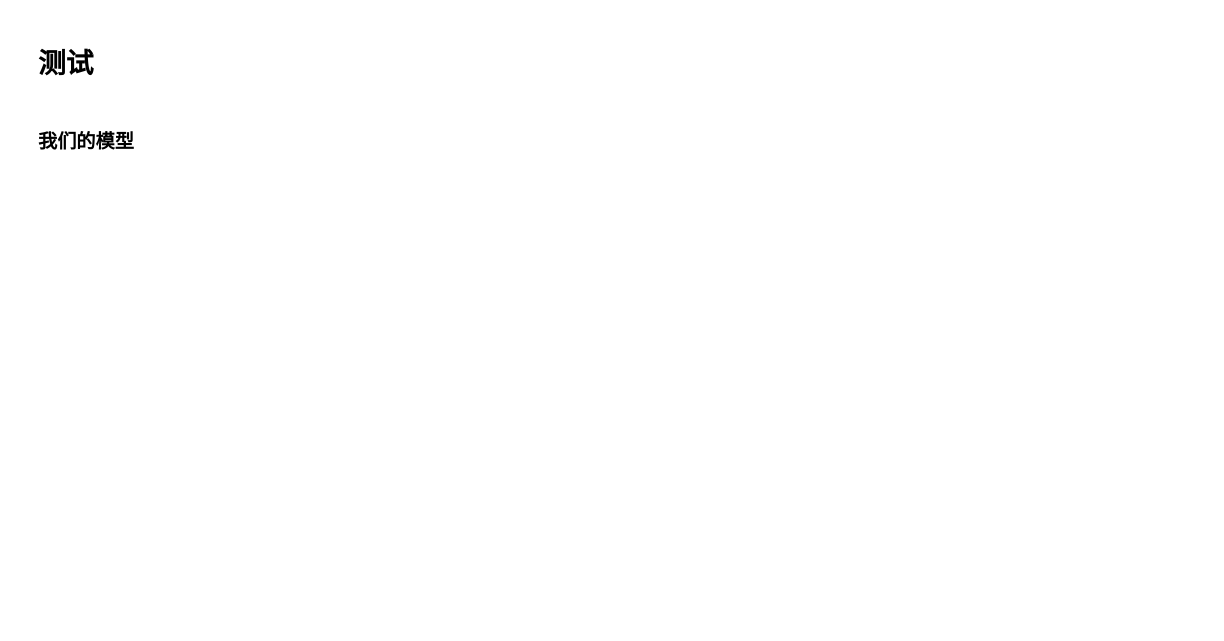
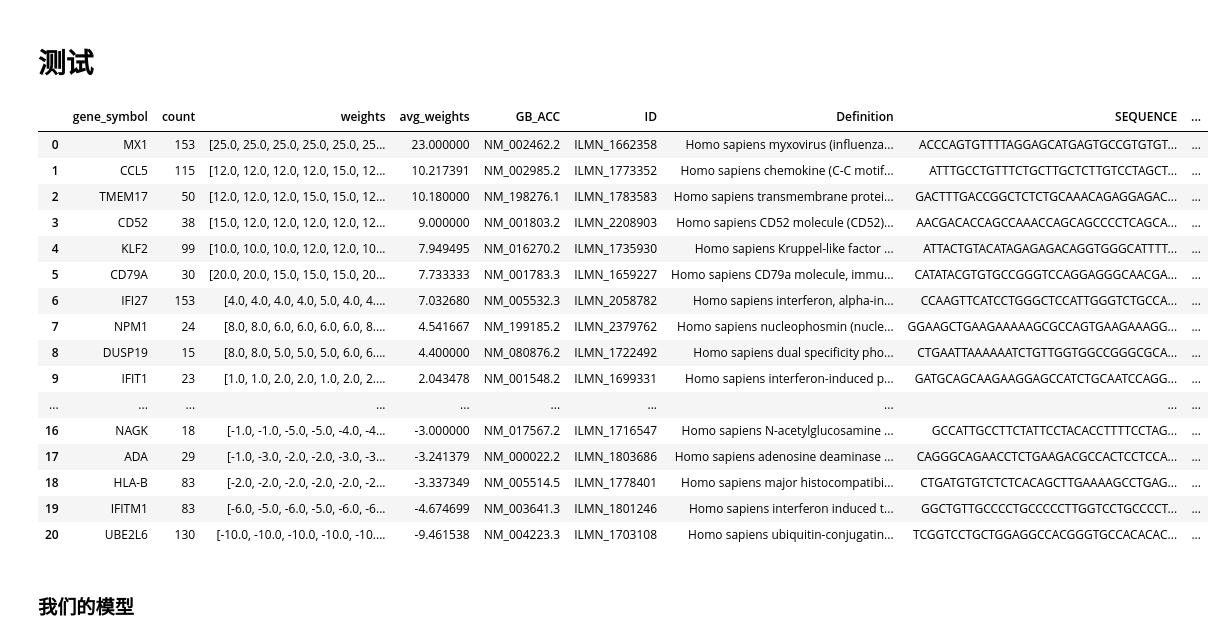
Before and after one commit to yeouyang326/digital-encoding-of-miRNA, a Jupyter notebook: 2StepSelect.ipynb, the cells around one changed output. Cells and saved outputs as stored; diff of their text form; code cells hidden in the pictures; blank space fills up the shorter version.

```diff
--- a/2StepSelect.ipynb
+++ b/2StepSelect.ipynb
@@ -1038,2 +1037,83 @@ for i, method in enumerate(methods):
 # %% [markdown]
 # 测试
+# %%
+import string
+
+def remove_last_digit(symbol):
+    return symbol[:-1] if symbol and symbol[-1] in string.digits else symbol
+
+def process_symbol(table, symbol, columns):
+    symbol_processed = symbol
+    for _ in range(10):  # Arbitrary number to prevent infinite loops
+        try:
+            alias[symbol] = symbol_processed
+            return extract_genomic_info(table, symbol_processed, columns), symbol_processed
+        except IndexError:
+            symbol_processed = remove_last_digit(symbol_processed)
+    return None, symbol
+
+def get_symbol(symbol):
+    return symbol.split(';')[0] if ';' in symbol else symbol
+
+def extract_genomic_info(table, symbol, gene_columns):
+    return {col: table[table['Symbol'] == symbol][col].values[0] for col in gene_columns}
+
+def update_gene_data(gene_data, symbol, weight):
+    index = gene_data[gene_data['gene_symbol'] == symbol].index.tolist()[0]
+    gene_data.loc[index, 'count'] += 1
+    gene_data.loc[index, 'weights'].append(weight)
+    gene_data.loc[index, 'avg_weights'] = np.mean(gene_data.loc[index, 'weights'])
+
+def add_new_gene(gene_data, genomic_info):
+    new_data = pd.DataFrame({**{'gene_symbol' : [genomic_info['symbol']],
+                                'count': [1],
+                                'weights': [[genomic_info['weight']]],
+                                'avg_weights': [genomic_info['weight']]},
+                             **{k: [v] for k, v in genomic_info.items() if k != 'symbol' and k != 'weight'}})
+    gene_data = pd.concat([gene_data, new_data], ignore_index=True)
+    return gene_data
+
+stored = set()
+gene_data = pd.DataFrame()
+gene_symbols = results_sorted_found_coef_view['gene_symbol'].tolist()
+gene_columns = ['GB_ACC', 'ID', 'Definition', 'SEQUENCE', 'Ontology_Component', 'Ontology_Process', 'Ontology_Function', 'Synonyms']
+alias = dict()
+for i in range(len(gene_symbols)):
+    for j in range(len(gene_symbols[i])):
+        symbol = get_symbol(gene_symbols[i][j])
+
+        if symbol in stored:
+            stored_symbol = alias[symbol]
+            update_gene_data(gene_data, stored_symbol, results_sorted_found_coef_view['coef_rounded'][i][j])
+            continue
+
+        genomic_info, symbol_found = process_symbol(gpl.table, symbol, gene_columns)
+        if not genomic_info:
+            continue  # If we still did not find a match after removing all possible digits
+
+        genomic_info['symbol'] = symbol_found
+        genomic_info['weight'] = results_sorted_found_coef_view['coef_rounded'][i][j]
+        gene_data = add_new_gene(gene_data, genomic_info)
+        stored.add(symbol)
+
+# if gene_data.gene_symbol is not unique, then merge them
+gene_data = gene_data.sort_values(by=['avg_weights'], ascending=False).reset_index(drop=True)
+gene_data
+# %% [output]
+|  | gene_symbol | count | weights | avg_weights | GB_ACC | ID | Definition | SEQUENCE | ... |
+| 0 | MX1 | 153 | [25.0, 25.0, 25.0, 25.0, 25.0, 25... | 23.000000 | NM_002462.2 | ILMN_1662358 | Homo sapiens myxovirus (influenza... | ACCCAGTGTTTTAGGAGCATGAGTGCCGTGTGT... | ... |
+| 1 | CCL5 | 115 | [12.0, 12.0, 12.0, 12.0, 15.0, 12... | 10.217391 | NM_002985.2 | ILMN_1773352 | Homo sapiens chemokine (C-C motif... | ATTTGCCTGTTTCTGCTTGCTCTTGTCCTAGCT... | ... |
+| 2 | TMEM17 | 50 | [12.0, 12.0, 12.0, 15.0, 15.0, 12... | 10.180000 | NM_198276.1 | ILMN_1783583 | Homo sapiens transmembrane protei... | GACTTTGACCGGCTCTCTGCAAACAGAGGAGAC... | ... |
+| 3 | CD52 | 38 | [15.0, 12.0, 12.0, 12.0, 12.0, 12... | 9.000000 | NM_001803.2 | ILMN_2208903 | Homo sapiens CD52 molecule (CD52)... | AACGACACCAGCCAAACCAGCAGCCCCTCAGCA... | ... |
+| 4 | KLF2 | 99 | [10.0, 10.0, 10.0, 12.0, 12.0, 10... | 7.949495 | NM_016270.2 | ILMN_1735930 | Homo sapiens Kruppel-like factor ... | ATTACTGTACATAGAGAGACAGGTGGGCATTTT... | ... |
+| 5 | CD79A | 30 | [20.0, 20.0, 15.0, 15.0, 15.0, 20... | 7.733333 | NM_001783.3 | ILMN_1659227 | Homo sapiens CD79a molecule, immu... | CATATACGTGTGCCGGGTCCAGGAGGGCAACGA... | ... |
+| 6 | IFI27 | 153 | [4.0, 4.0, 4.0, 4.0, 5.0, 4.0, 4.... | 7.032680 | NM_005532.3 | ILMN_2058782 | Homo sapiens interferon, alpha-in... | CCAAGTTCATCCTGGGCTCCATTGGGTCTGCCA... | ... |
+| 7 | NPM1 | 24 | [8.0, 8.0, 6.0, 6.0, 6.0, 6.0, 8.... | 4.541667 | NM_199185.2 | ILMN_2379762 | Homo sapiens nucleophosmin (nucle... | GGAAGCTGAAGAAAAAGCGCCAGTGAAGAAAGG... | ... |
+| 8 | DUSP19 | 15 | [8.0, 8.0, 5.0, 5.0, 5.0, 6.0, 6.... | 4.400000 | NM_080876.2 | ILMN_1722492 | Homo sapiens dual specificity pho... | CTGAATTAAAAAATCTGTTGGTGGCCGGGCGCA... | ... |
+| 9 | IFIT1 | 23 | [1.0, 1.0, 2.0, 2.0, 1.0, 2.0, 2.... | 2.043478 | NM_001548.2 | ILMN_1699331 | Homo sapiens interferon-induced p... | GATGCAGCAAGAAGGAGCCATCTGCAATCCAGG... | ... |
+| ... | ... | ... | ... | ... | ... | ... | ... | ... | ... |
+| 16 | NAGK | 18 | [-1.0, -1.0, -5.0, -5.0, -4.0, -4... | -3.000000 | NM_017567.2 | ILMN_1716547 | Homo sapiens N-acetylglucosamine ... | GCCATTGCCTTCTATTCCTACACCTTTTCCTAG... | ... |
+| 17 | ADA | 29 | [-1.0, -3.0, -2.0, -2.0, -3.0, -3... | -3.241379 | NM_000022.2 | ILMN_1803686 | Homo sapiens adenosine deaminase ... | CAGGGCAGAACCTCTGAAGACGCCACTCCTCCA... | ... |
+| 18 | HLA-B | 83 | [-2.0, -2.0, -2.0, -2.0, -2.0, -2... | -3.337349 | NM_005514.5 | ILMN_1778401 | Homo sapiens major histocompatibi... | CTGATGTGTCTCTCACAGCTTGAAAAGCCTGAG... | ... |
+| 19 | IFITM1 | 83 | [-6.0, -5.0, -6.0, -5.0, -6.0, -6... | -4.674699 | NM_003641.3 | ILMN_1801246 | Homo sapiens interferon induced t... | GGCTGTTGCCCCTGCCCCCTTGGTCCTGCCCCT... | ... |
+| 20 | UBE2L6 | 130 | [-10.0, -10.0, -10.0, -10.0, -10.... | -9.461538 | NM_004223.3 | ILMN_1703108 | Homo sapiens ubiquitin-conjugatin... | TCGGTCCTGCTGGAGGCCACGGGTGCCACACAC... | ... |
```
Also changed, not shown: parts of 9 cells of this notebook, 2 other files.
